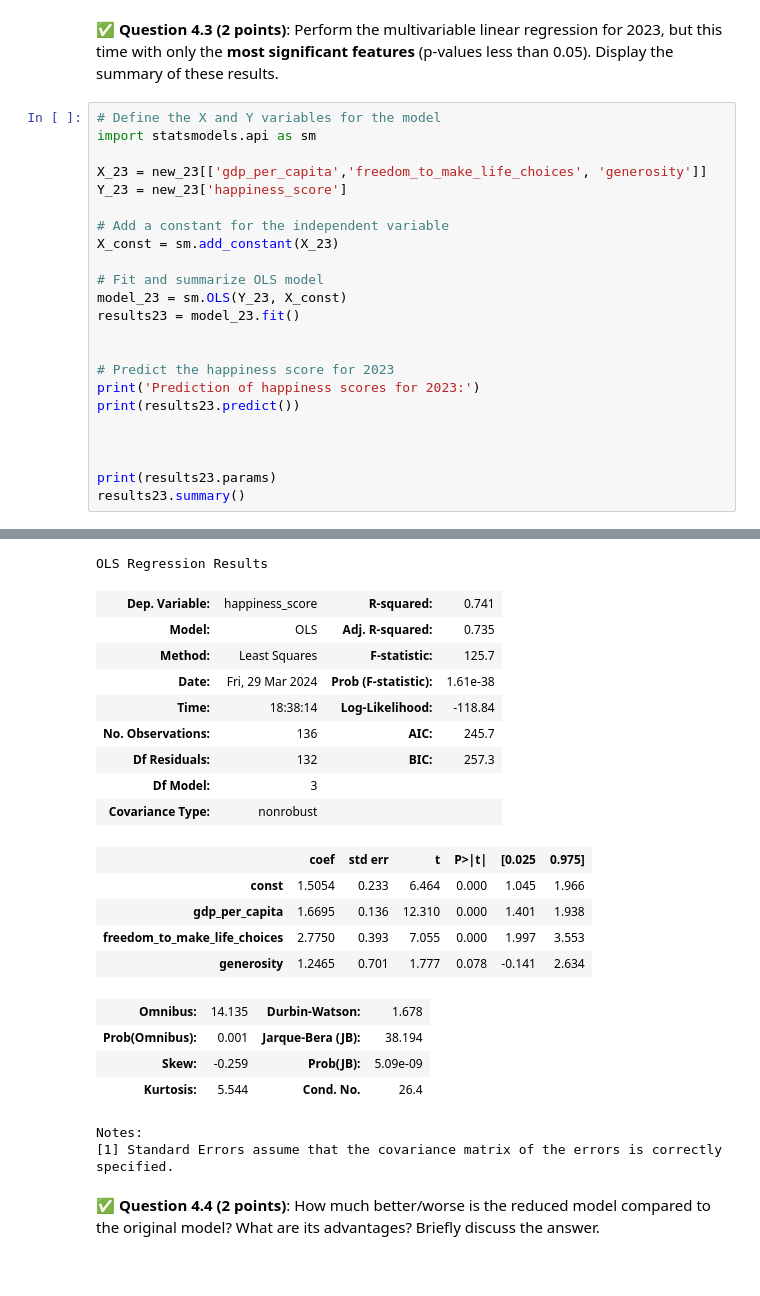
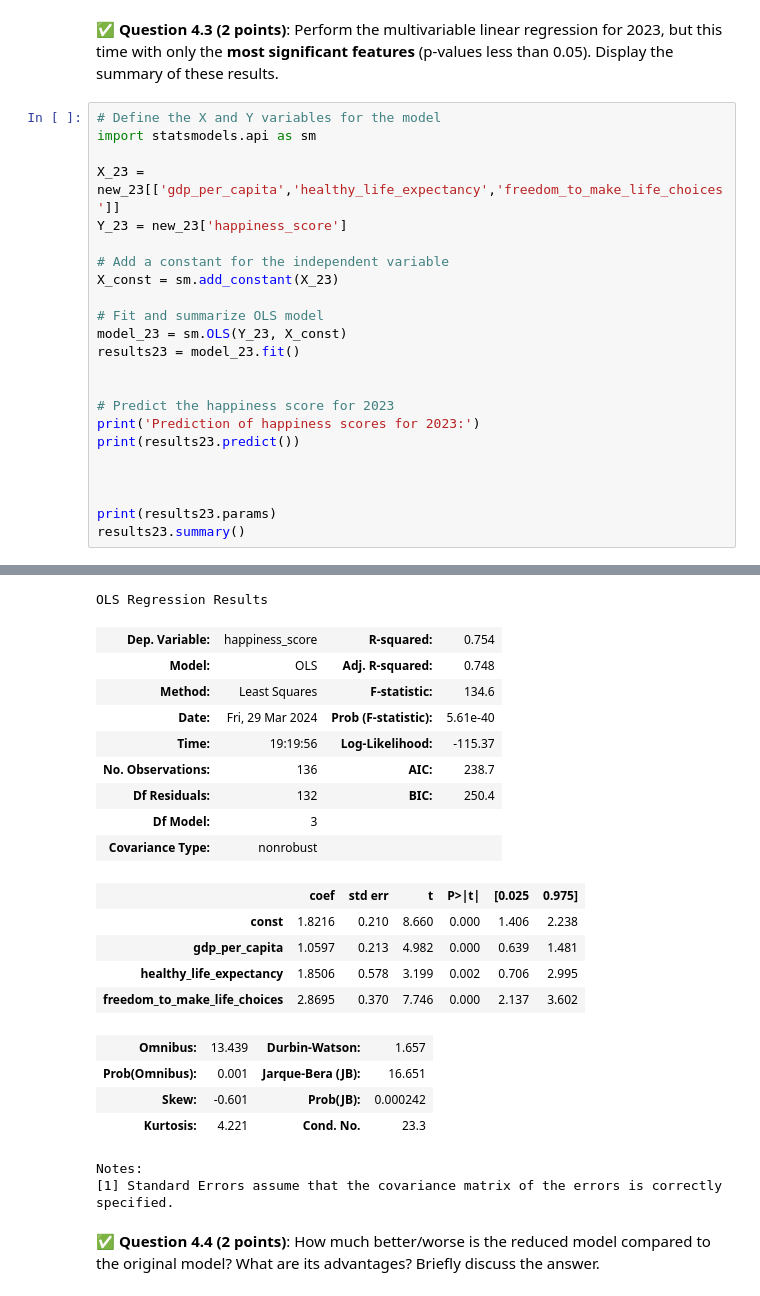
Before and after one commit to aaronng03/CMSE202-s24-turnin, a Jupyter notebook: hw-03/HW-03.ipynb, the cells around one changed output, grey strips where cells are left out. Saved outputs shown, nothing was run; the diff lists cells and outputs as text.

```diff
--- a/hw-03/HW-03.ipynb
+++ b/hw-03/HW-03.ipynb
@@ -583,7 +583,7 @@ Notes:
 # Define the X and Y variables for the model
 import statsmodels.api as sm
 
-X_23 = new_23[['gdp_per_capita','freedom_to_make_life_choices', 'generosity']]
+X_23 = new_23[['gdp_per_capita','healthy_life_expectancy','freedom_to_make_life_choices']]
 Y_23 = new_23['happiness_score']
 
 # Add a constant for the independent variable
@@ -622,23 +622,23 @@ generosity                      1.246478
 dtype: float64
 OLS Regression Results
-| Dep. Variable: | happiness_score | R-squared: | 0.741 |
-| Model: | OLS | Adj. R-squared: | 0.735 |
-| Method: | Least Squares | F-statistic: | 125.7 |
-| Date: | Fri, 29 Mar 2024 | Prob (F-statistic): | 1.61e-38 |
-| Time: | 18:38:14 | Log-Likelihood: | -118.84 |
-| No. Observations: | 136 | AIC: | 245.7 |
-| Df Residuals: | 132 | BIC: | 257.3 |
+| Dep. Variable: | happiness_score | R-squared: | 0.754 |
+| Model: | OLS | Adj. R-squared: | 0.748 |
+| Method: | Least Squares | F-statistic: | 134.6 |
+| Date: | Fri, 29 Mar 2024 | Prob (F-statistic): | 5.61e-40 |
+| Time: | 19:19:56 | Log-Likelihood: | -115.37 |
+| No. Observations: | 136 | AIC: | 238.7 |
+| Df Residuals: | 132 | BIC: | 250.4 |
 | Df Model: | 3 |  |  |
 | Covariance Type: | nonrobust |  |  |
 |  | coef | std err | t | P>|t| | [0.025 | 0.975] |
-| const | 1.5054 | 0.233 | 6.464 | 0.000 | 1.045 | 1.966 |
-| gdp_per_capita | 1.6695 | 0.136 | 12.310 | 0.000 | 1.401 | 1.938 |
-| freedom_to_make_life_choices | 2.7750 | 0.393 | 7.055 | 0.000 | 1.997 | 3.553 |
-| generosity | 1.2465 | 0.701 | 1.777 | 0.078 | -0.141 | 2.634 |
+| const | 1.8216 | 0.210 | 8.660 | 0.000 | 1.406 | 2.238 |
+| gdp_per_capita | 1.0597 | 0.213 | 4.982 | 0.000 | 0.639 | 1.481 |
+| healthy_life_expectancy | 1.8506 | 0.578 | 3.199 | 0.002 | 0.706 | 2.995 |
+| freedom_to_make_life_choices | 2.8695 | 0.370 | 7.746 | 0.000 | 2.137 | 3.602 |
-| Omnibus: | 14.135 | Durbin-Watson: | 1.678 |
-| Prob(Omnibus): | 0.001 | Jarque-Bera (JB): | 38.194 |
-| Skew: | -0.259 | Prob(JB): | 5.09e-09 |
-| Kurtosis: | 5.544 | Cond. No. | 26.4 |
+| Omnibus: | 13.439 | Durbin-Watson: | 1.657 |
+| Prob(Omnibus): | 0.001 | Jarque-Bera (JB): | 16.651 |
+| Skew: | -0.601 | Prob(JB): | 0.000242 |
+| Kurtosis: | 4.221 | Cond. No. | 23.3 |
 Notes:
 [1] Standard Errors assume that the covariance matrix of the errors is correctly specified.
 # %% [markdown]
```
Also changed, not shown: parts of 13 cells of this notebook.
